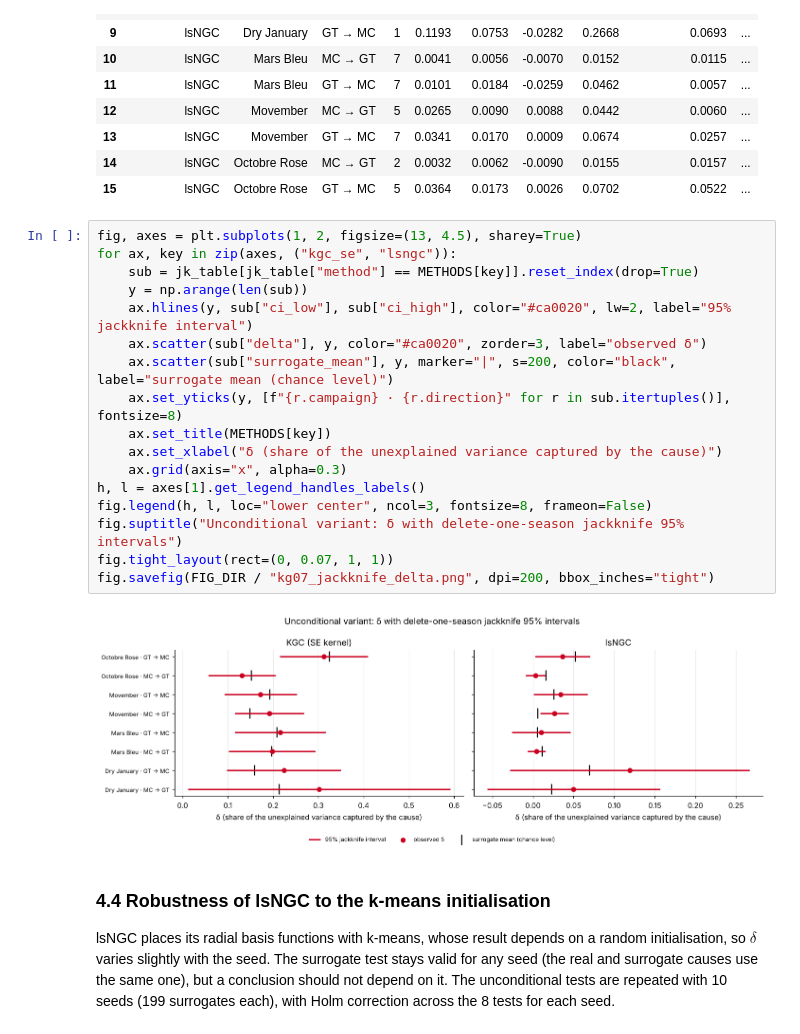
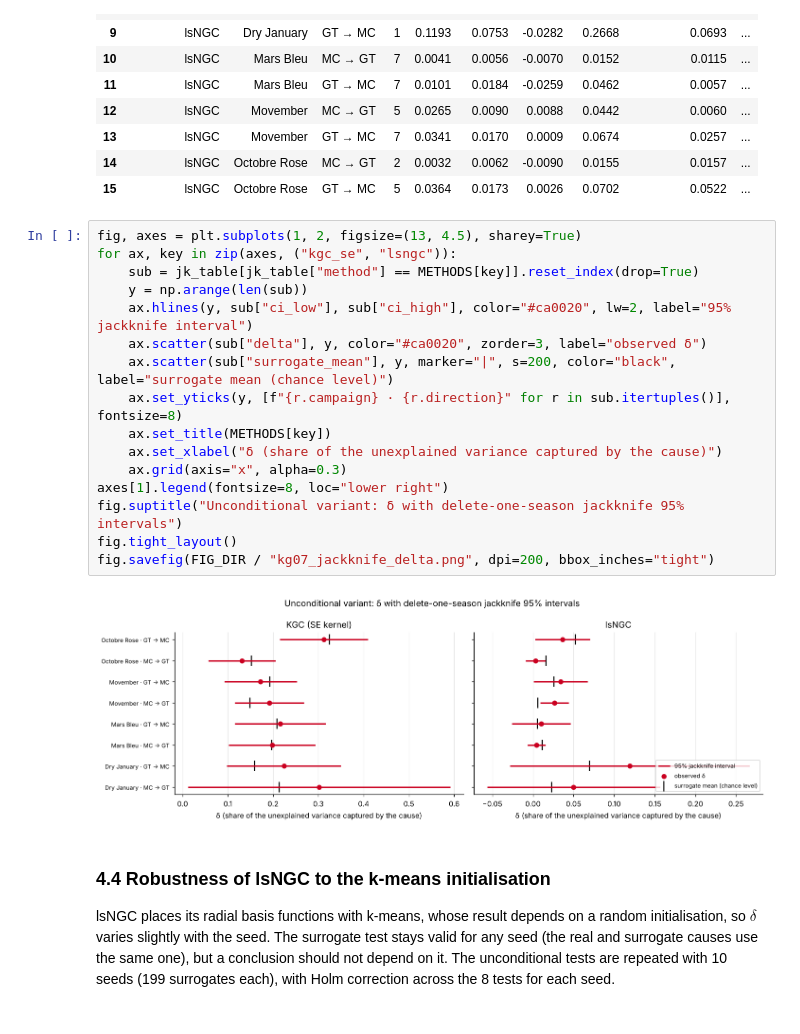
Before and after one commit to timothee-roi/publichealth-campaigns-datascience, a Jupyter notebook: notebooks/04_nonlinear_kernel_granger.ipynb, the cells around one changed output. Drawn from its saved outputs; the diff is of its cells as text.

```diff
--- a/notebooks/04_nonlinear_kernel_granger.ipynb
+++ b/notebooks/04_nonlinear_kernel_granger.ipynb
@@ -481,22 +483,21 @@ jk_table.round(4)
 # %%
 fig, axes = plt.subplots(1, 2, figsize=(13, 4.5), sharey=True)
 for ax, key in zip(axes, ("kgc_se", "lsngc")):
     sub = jk_table[jk_table["method"] == METHODS[key]].reset_index(drop=True)
     y = np.arange(len(sub))
     ax.hlines(y, sub["ci_low"], sub["ci_high"], color="#ca0020", lw=2, label="95% jackknife interval")
     ax.scatter(sub["delta"], y, color="#ca0020", zorder=3, label="observed δ")
     ax.scatter(sub["surrogate_mean"], y, marker="|", s=200, color="black", label="surrogate mean (chance level)")
     ax.set_yticks(y, [f"{r.campaign} · {r.direction}" for r in sub.itertuples()], fontsize=8)
     ax.set_title(METHODS[key])
     ax.set_xlabel("δ (share of the unexplained variance captured by the cause)")
     ax.grid(axis="x", alpha=0.3)
-h, l = axes[1].get_legend_handles_labels()
-fig.legend(h, l, loc="lower center", ncol=3, fontsize=8, frameon=False)
+axes[1].legend(fontsize=8, loc="lower right")
 fig.suptitle("Unconditional variant: δ with delete-one-season jackknife 95% intervals")
-fig.tight_layout(rect=(0, 0.07, 1, 1))
+fig.tight_layout()
 fig.savefig(FIG_DIR / "kg07_jackknife_delta.png", dpi=200, bbox_inches="tight")
 # %% [output]
-[figure, old version]
+[figure, new version]
 # %% [markdown]
 ### 4.4 Robustness of lsNGC to the k-means initialisation
 
```
Also changed, not shown: parts of 13 cells of this notebook, 36 other files.
